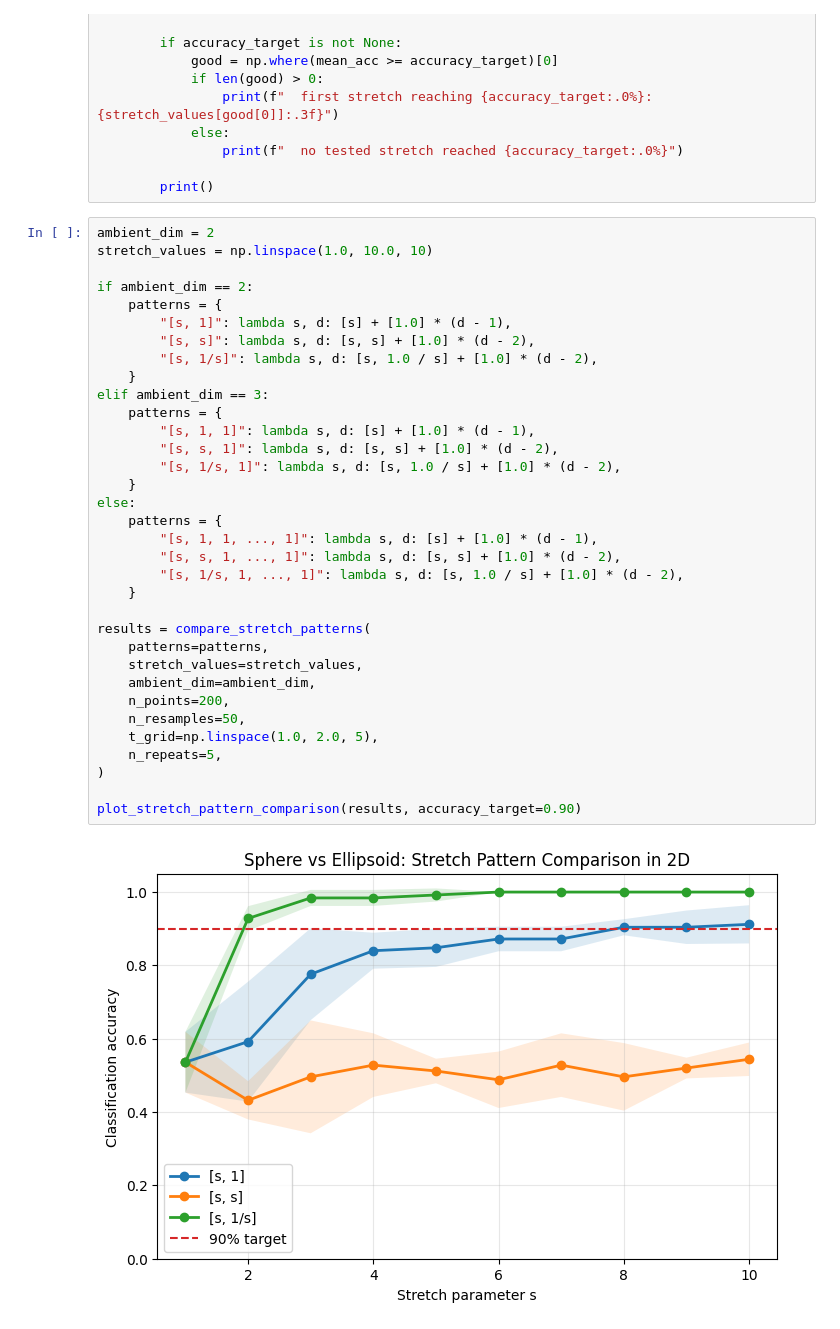
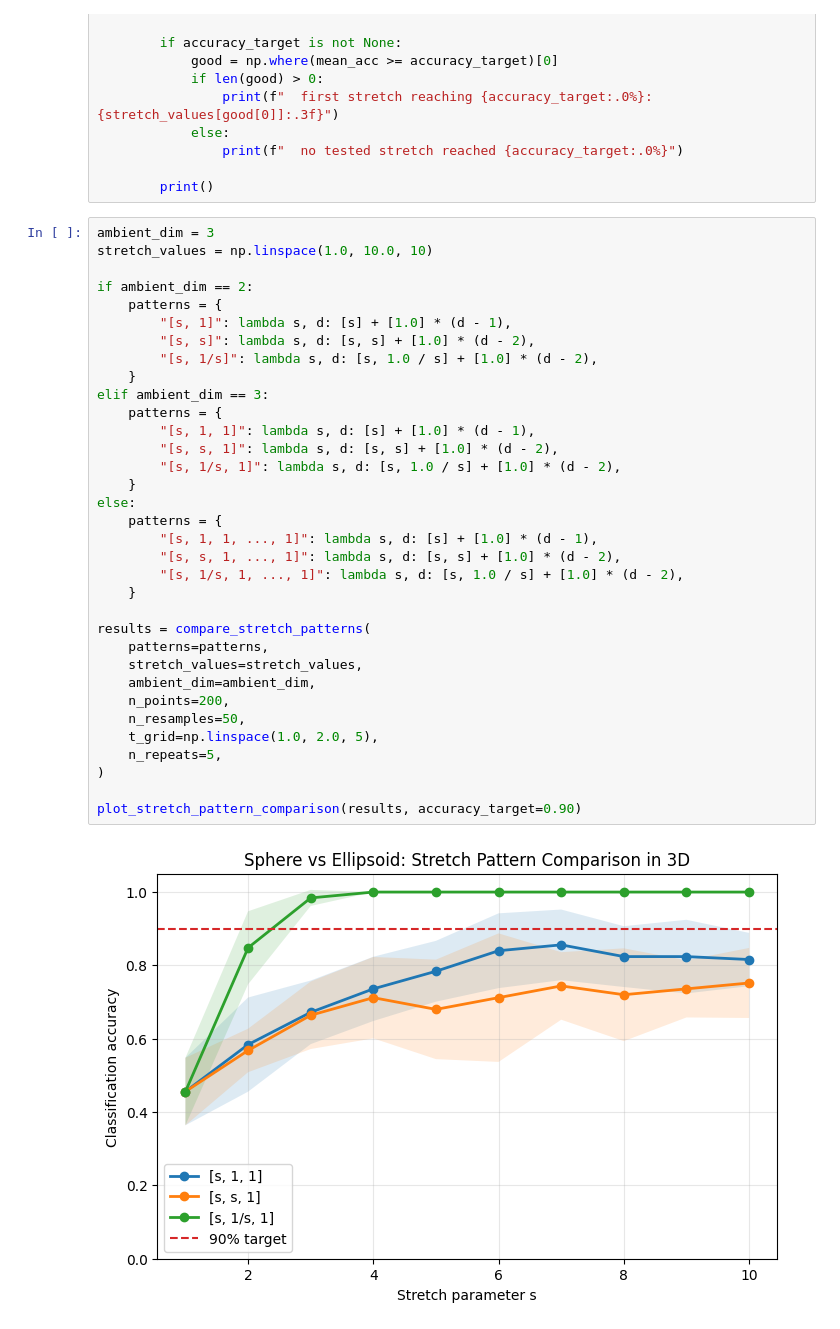
Before and after one commit to JosephMatatyaou/STA199REU, a Jupyter notebook: SQ26/Week5/Sphere_VS_Ellipsoid_Edges.ipynb, the cells around one changed output. Drawn from its saved outputs; the diff is of its cells as text.

```diff
--- a/SQ26/Week5/Sphere_VS_Ellipsoid_Edges.ipynb
+++ b/SQ26/Week5/Sphere_VS_Ellipsoid_Edges.ipynb
@@ -645,38 +645,38 @@ def plot_stretch_pattern_comparison(results, accuracy_target=None):
 
         print()
 # %%
-ambient_dim = 2
+ambient_dim = 3
 stretch_values = np.linspace(1.0, 10.0, 10)
 
 if ambient_dim == 2:
     patterns = {
         "[s, 1]": lambda s, d: [s] + [1.0] * (d - 1),
         "[s, s]": lambda s, d: [s, s] + [1.0] * (d - 2),
         "[s, 1/s]": lambda s, d: [s, 1.0 / s] + [1.0] * (d - 2),
     }
 elif ambient_dim == 3:
     patterns = {
         "[s, 1, 1]": lambda s, d: [s] + [1.0] * (d - 1),
         "[s, s, 1]": lambda s, d: [s, s] + [1.0] * (d - 2),
         "[s, 1/s, 1]": lambda s, d: [s, 1.0 / s] + [1.0] * (d - 2),
     }
 else:
     patterns = {
         "[s, 1, 1, ..., 1]": lambda s, d: [s] + [1.0] * (d - 1),
         "[s, s, 1, ..., 1]": lambda s, d: [s, s] + [1.0] * (d - 2),
         "[s, 1/s, 1, ..., 1]": lambda s, d: [s, 1.0 / s] + [1.0] * (d - 2),
     }
 
 results = compare_stretch_patterns(
     patterns=patterns,
     stretch_values=stretch_values,
     ambient_dim=ambient_dim,
     n_points=200,
     n_resamples=50,
     t_grid=np.linspace(1.0, 2.0, 5),
     n_repeats=5,
 )
 
 plot_stretch_pattern_comparison(results, accuracy_target=0.90)
 # %% [output]
-[figure, old version]
+[figure, new version]
```
Also changed, not shown: parts of 1 cell of this notebook, 4 other files.
